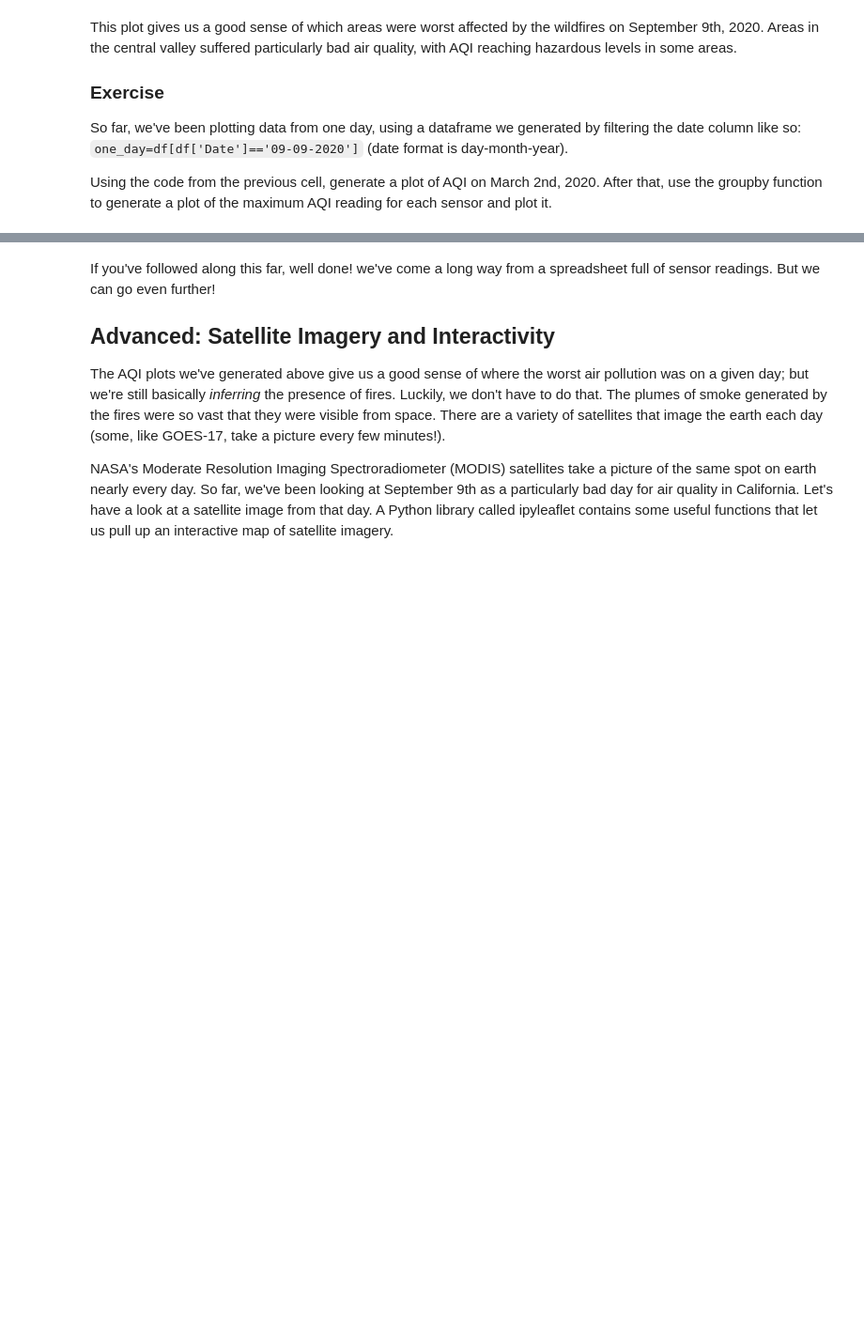
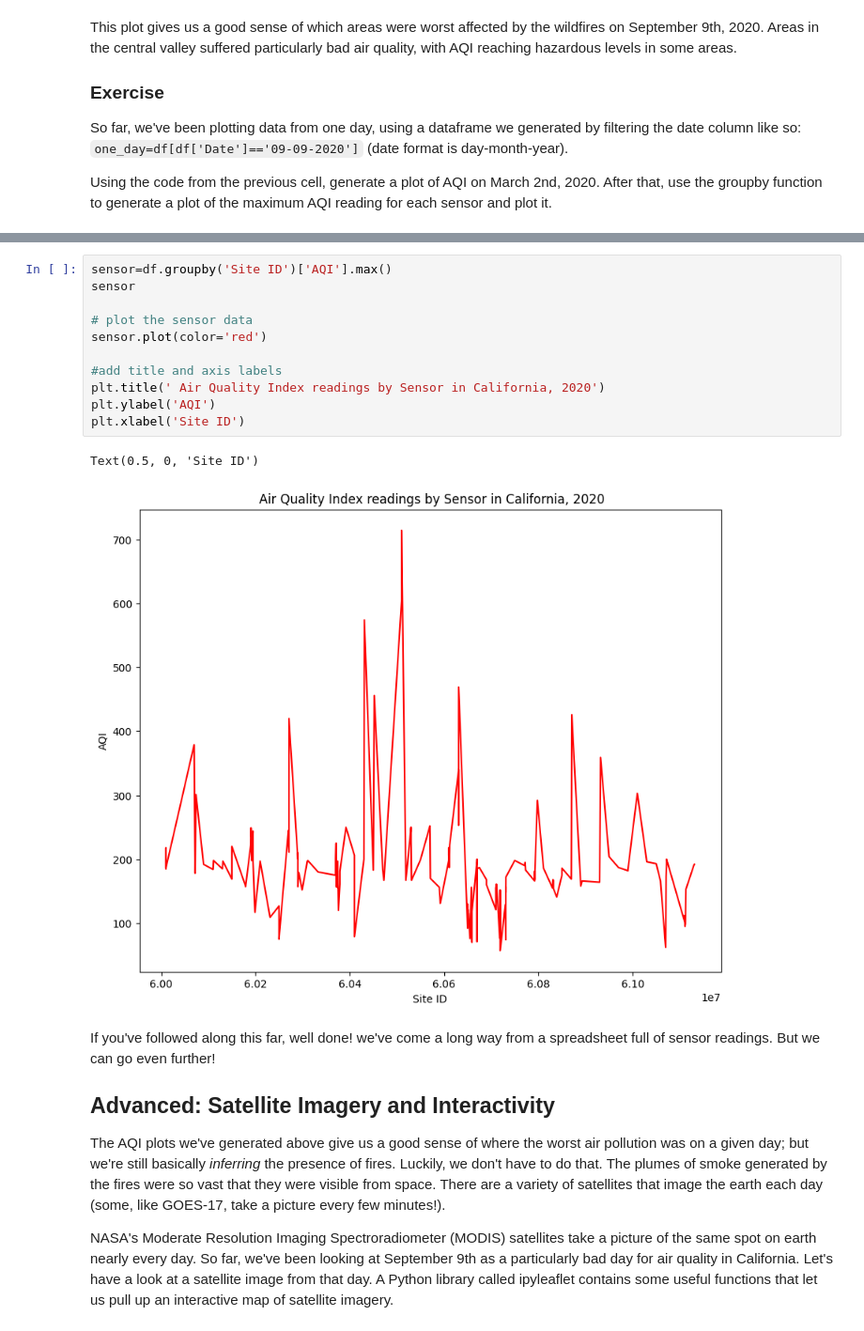
Before and after one commit to winstonlingga/QM2, a Jupyter notebook: notebooks/W03. Spatial Data.ipynb, the cells around one changed output, grey strips where cells are left out. Shown at 94% size. Drawn from its saved outputs; the diff is of its cells as text; blank space fills up the shorter version.

```diff
--- a/notebooks/W03. Spatial Data.ipynb
+++ b/notebooks/W03. Spatial Data.ipynb
@@ -375,3 +456,17 @@ Using the code from the previous cell, generate a plot of AQI on March 2nd, 2020
+# %%
+sensor=df.groupby('Site ID')['AQI'].max()
+sensor
+
+# plot the sensor data
+sensor.plot(color='red')
+
+#add title and axis labels
+plt.title(' Air Quality Index readings by Sensor in California, 2020')
+plt.ylabel('AQI')
+plt.xlabel('Site ID')
+# %% [output]
+Text(0.5, 0, 'Site ID')
+[figure, added]
 # %% [markdown]
 If you've followed along this far, well done! we've come a long way from a spreadsheet full of sensor readings. But we can go even further!
 
```
Also changed, not shown: parts of 17 cells of this notebook.
